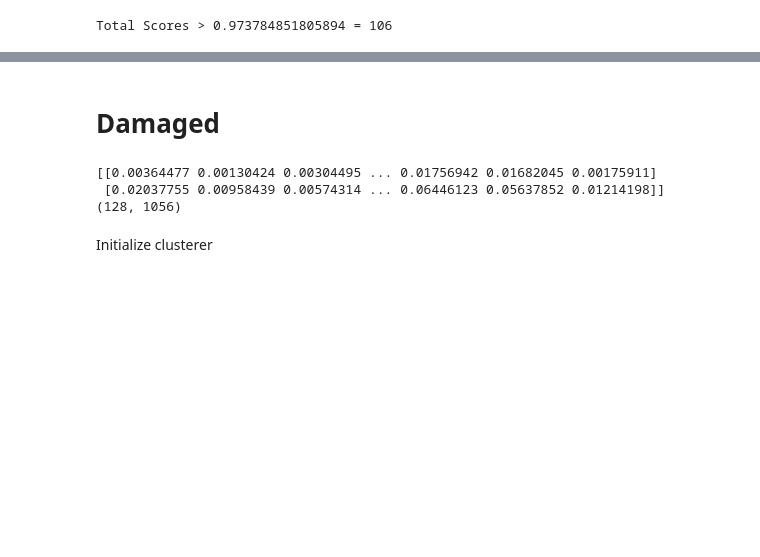
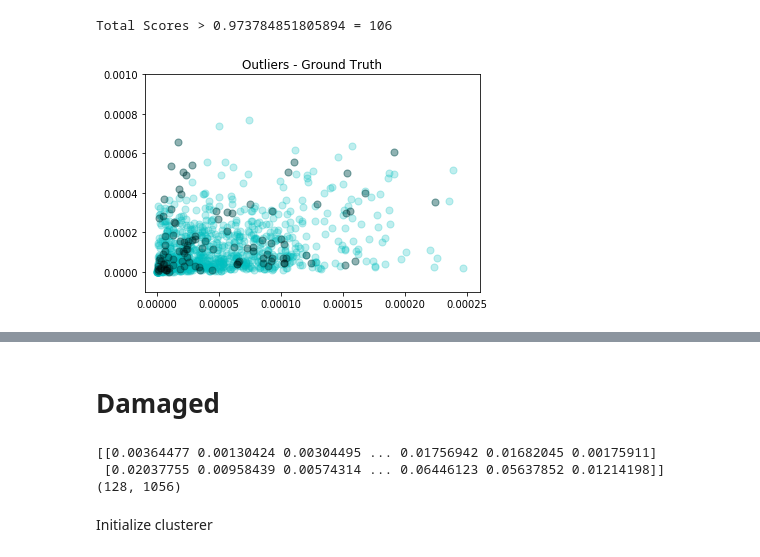
Before and after one commit to crodriguez1a/audio-repair, a Jupyter notebook: notebooks/submission/Clustering + Anomaly Detection.ipynb, the cells around one changed output, grey strips where cells are left out. Saved outputs shown, nothing was run; the diff lists cells and outputs as text; code cells hidden in the pictures; blank space fills up the shorter version.

```diff
--- a/notebooks/submission/Clustering + Anomaly Detection.ipynb
+++ b/notebooks/submission/Clustering + Anomaly Detection.ipynb
@@ -138,6 +200,15 @@ Text(0.5, 1.0, 'Ground Truth Outliers')
 # %%
-threshold:np.ndarray = pd.Series(G_outlier_scores).quantile(.9)
-outliers:np.ndarray = np.where(G_outlier_scores > threshold)[0]
-print(f'Total Scores > {threshold} = {len(outliers)}')
+G_threshold:np.ndarray = pd.Series(G_outlier_scores).quantile(.9)
+G_outliers:np.ndarray = np.where(G_outlier_scores > G_threshold)[0]
+print(f'Total Scores > {G_threshold} = {len(G_outliers)}')
 # %% [output]
 Total Scores > 0.973784851805894 = 106
+# %%
+G_fg_bool:np.ndarray = np.ones(G_outlier_scores.shape, dtype=bool)
+vis_clusters(G_foreground.T, [G_fg_bool, G_outliers],
+             xlim=(-.00001, .00026),
+             ylim=(-.0001, .001),
+             title='Outliers - Ground Truth',
+             colors=['c','k'])
+# %% [output]
+[figure, added]
```
Also changed, not shown: parts of 41 cells of this notebook, 13 other files.
